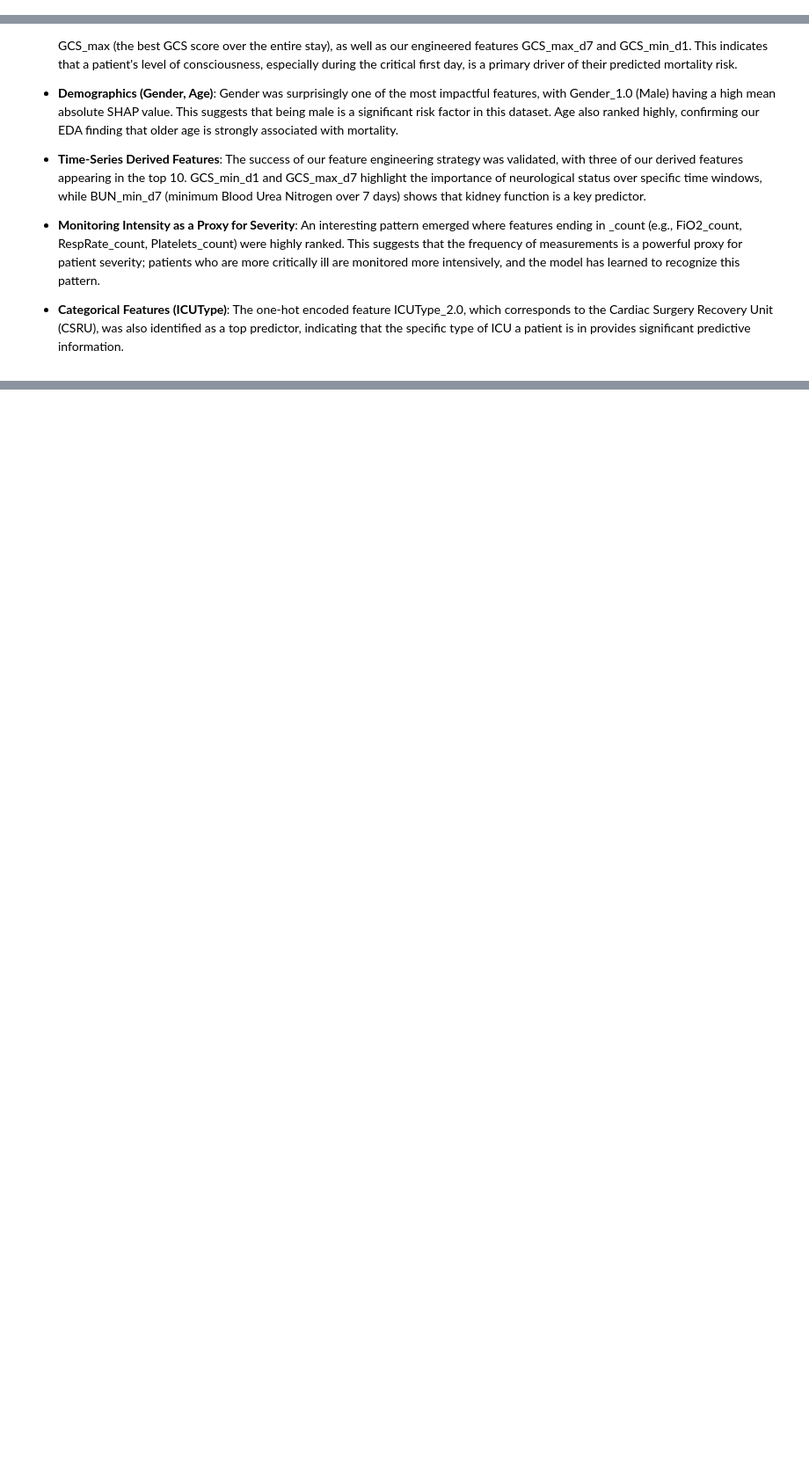
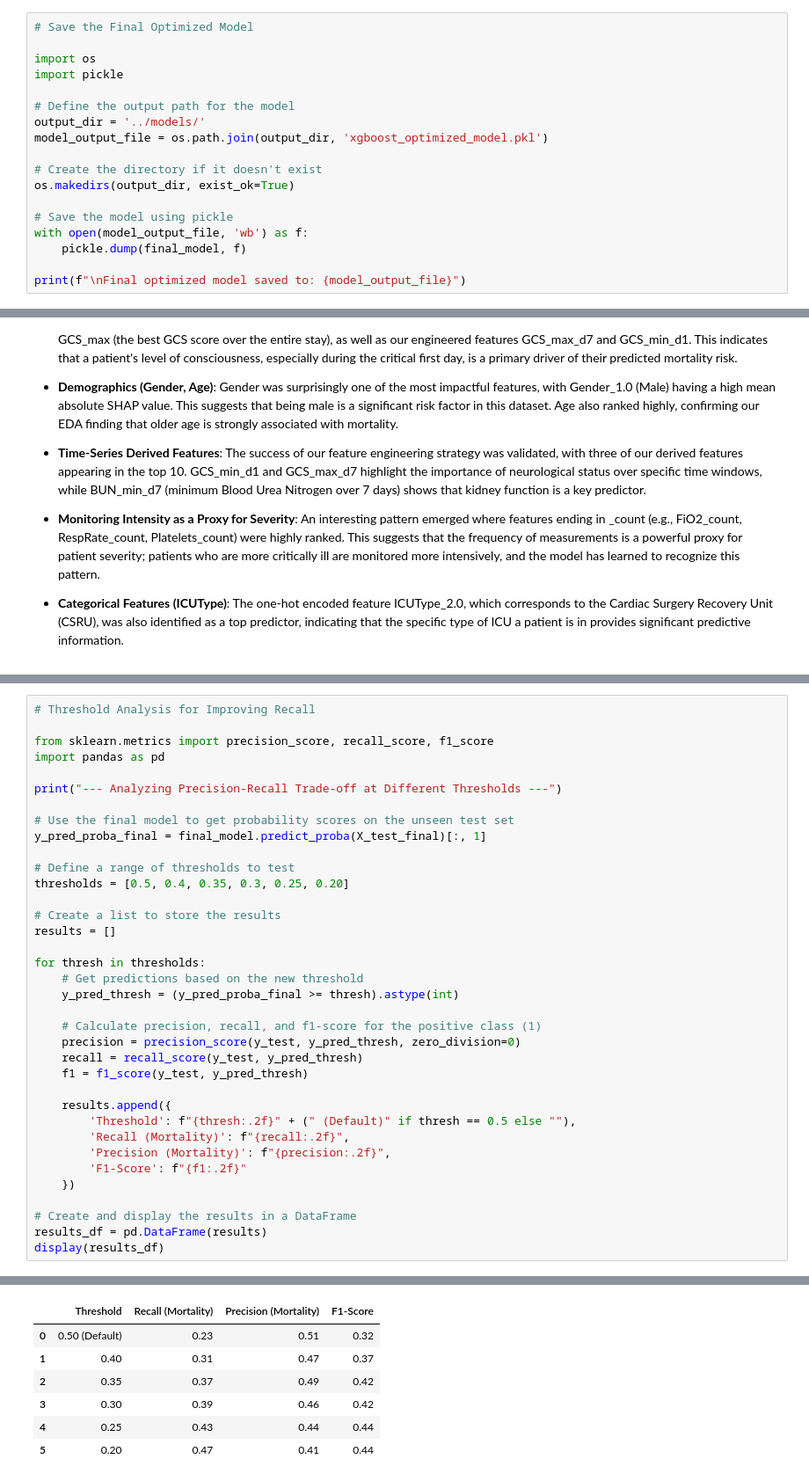
Before and after one commit to suvoganguli/AAI590_CapstoneProject, a Jupyter notebook: notebooks/04c_XGBoost_Model_Optimization_And_Evaluation.ipynb, the cells around one changed output, grey strips where cells are left out. Shown: that part at 88% size. Cells and saved outputs as stored; diff of their text form; blank space fills up the shorter version.

Commit message:
finalized xgboost code (added thredhold tuning)

```diff
--- a/notebooks/04c_XGBoost_Model_Optimization_And_Evaluation.ipynb
+++ b/notebooks/04c_XGBoost_Model_Optimization_And_Evaluation.ipynb
@@ -400,3 +396,21 @@ Starting final hyperparameter tuning on the enriched dataset...
 Fitting 5 folds for each of 48 candidates, totalling 240 fits
 
 Best parameters from final tuning: {'xgb__gamma': 0, 'xgb__learning_rate': 0.05, 'xgb__max_depth': 7, 'xgb__n_estimators': 300, 'xgb__subsample': 0.8}
+# %%
+# Save the Final Optimized Model
+
+import os
+import pickle
+
+# Define the output path for the model
+output_dir = '../models/'
+model_output_file = os.path.join(output_dir, 'xgboost_optimized_model.pkl')
+
+# Create the directory if it doesn't exist
+os.makedirs(output_dir, exist_ok=True)
+
+# Save the model using pickle
+with open(model_output_file, 'wb') as f:
+    pickle.dump(final_model, f)
+
+print(f"\nFinal optimized model saved to: {model_output_file}")
@@ -514,0 +539,37 @@ The top features are a mix of static demographics, clinical scores, lab values,
+# %%
+# Threshold Analysis for Improving Recall
+
+from sklearn.metrics import precision_score, recall_score, f1_score
+import pandas as pd
+
+print("--- Analyzing Precision-Recall Trade-off at Different Thresholds ---")
+
+# Use the final model to get probability scores on the unseen test set
+y_pred_proba_final = final_model.predict_proba(X_test_final)[:, 1]
+
+# Define a range of thresholds to test
+thresholds = [0.5, 0.4, 0.35, 0.3, 0.25, 0.20]
+
+# Create a list to store the results
+results = []
+
+for thresh in thresholds:
+    # Get predictions based on the new threshold
+    y_pred_thresh = (y_pred_proba_final >= thresh).astype(int)
+
+    # Calculate precision, recall, and f1-score for the positive class (1)
+    precision = precision_score(y_test, y_pred_thresh, zero_division=0)
+    recall = recall_score(y_test, y_pred_thresh)
+    f1 = f1_score(y_test, y_pred_thresh)
+
+    results.append({
+        'Threshold': f"{thresh:.2f}" + (" (Default)" if thresh == 0.5 else ""),
+        'Recall (Mortality)': f"{recall:.2f}",
+        'Precision (Mortality)': f"{precision:.2f}",
+        'F1-Score': f"{f1:.2f}"
+    })
+
+# Create and display the results in a DataFrame
+results_df = pd.DataFrame(results)
+display(results_df)
+# %% [output]
@@ -514,0 +577,7 @@ The top features are a mix of static demographics, clinical scores, lab values,
+|  | Threshold | Recall (Mortality) | Precision (Mortality) | F1-Score |
+| 0 | 0.50 (Default) | 0.23 | 0.51 | 0.32 |
+| 1 | 0.40 | 0.31 | 0.47 | 0.37 |
+| 2 | 0.35 | 0.37 | 0.49 | 0.42 |
+| 3 | 0.30 | 0.39 | 0.46 | 0.42 |
+| 4 | 0.25 | 0.43 | 0.44 | 0.44 |
+| 5 | 0.20 | 0.47 | 0.41 | 0.44 |
```
Also changed, not shown: parts of 7 cells of this notebook, 2 other files.
